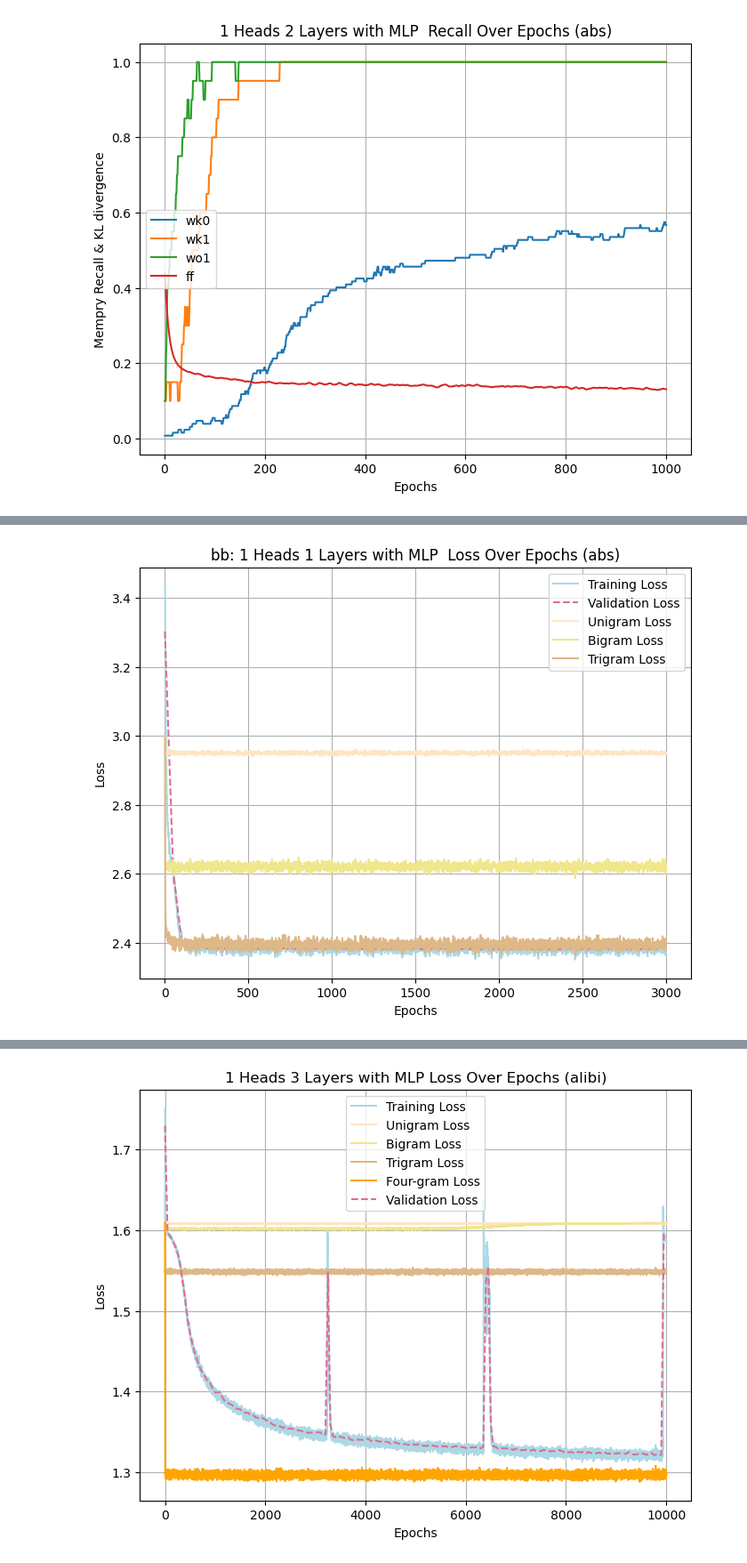
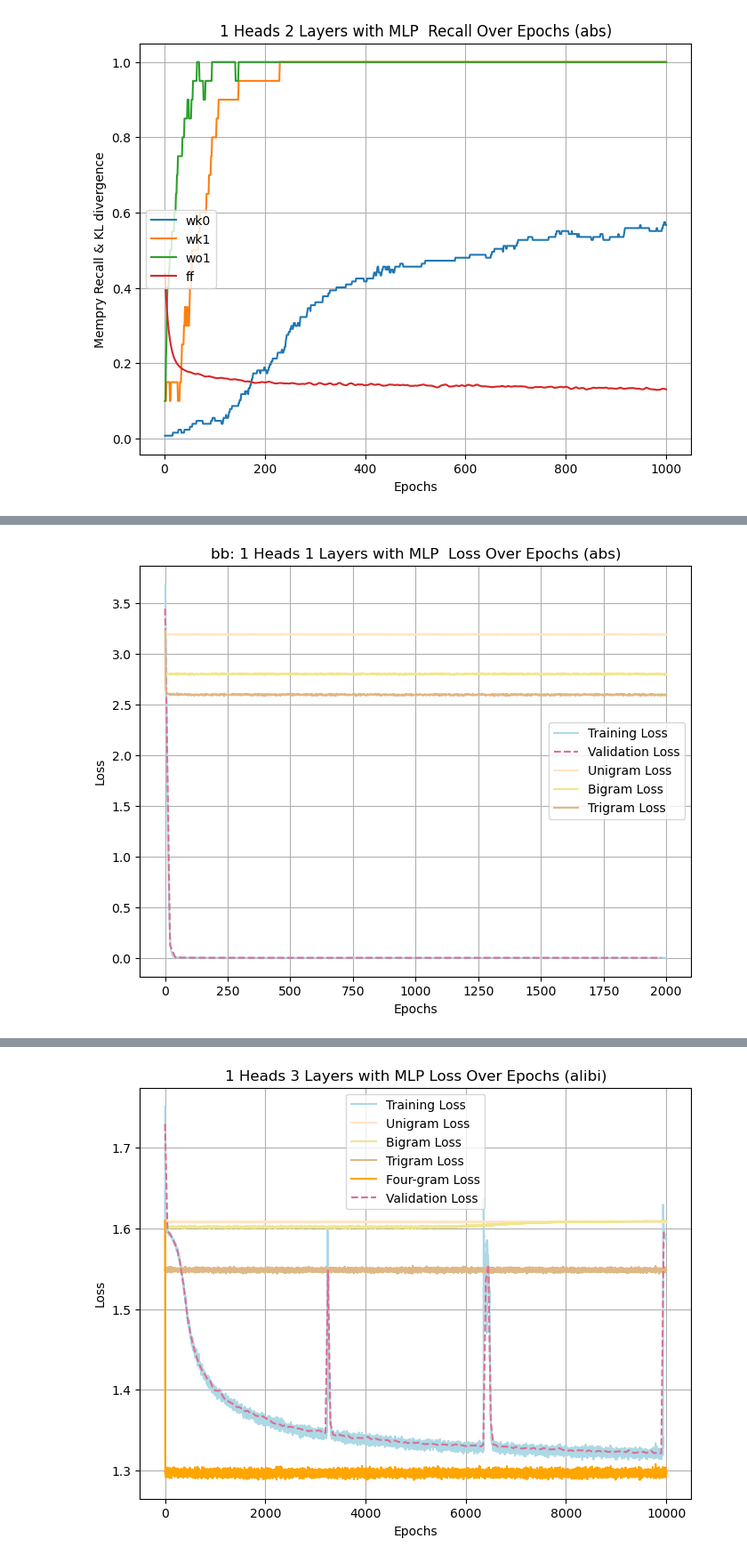
Before and after one commit to ezyhdxm/ICL, a Jupyter notebook: markov_attn.ipynb, the cells around one changed output, grey strips where cells are left out. Shown at 89% size. Saved outputs shown, nothing was run; the diff lists cells and outputs as text; code cells hidden in the pictures.

```diff
--- a/markov_attn.ipynb
+++ b/markov_attn.ipynb
@@ -172,9 +172,9 @@ class Transformer(nn.Module):
             return logits, self.atten_maps
         return logits
 # %%
-SEQ_LEN = 48
-VOC_SIZE = 20
-BATCH_SIZE = 256
+SEQ_LEN = 128
+VOC_SIZE = 25
+BATCH_SIZE = 512
 
 config = Config(
         emb_dim=128,
@@ -184,27 +184,24 @@ config = Config(
         vocab_size=VOC_SIZE,
         batch_size=BATCH_SIZE,
         test_size=2048,
-        num_epochs=3000,
-        eval_iter=50,
+        num_epochs=2000,
+        eval_iter=20,
         pos_enc='abs',
         get_attn=50,
         mlp=(True,),
-        activation=(False,),
+        activation=(True,),
         ff_dim=128,
         layer_norm=False,
         max_gram=3,
     )
 
-sampler_config = BiettiSamplerConfig(seq_len=SEQ_LEN,
+sampler_config = BBSamplerConfig(seq_len=SEQ_LEN,
                                      vocab_size=VOC_SIZE,
-                                     batch_size=BATCH_SIZE)
+                                     batch_size=BATCH_SIZE,
+                                     show_mask=True)
 
 model = Transformer(config)
 model = model.to(config.device)
 
-if config.ngram:
-    ngramLearnerDict = {i:ngramLearner(config.vocab_size, i) for i in range(config.max_gram)}
-    ngramLosses = defaultdict(list)
-
 config.device
 # %% [output]
@@ -298,5 +321,5 @@ def train(model, config, sampler_config, task_name):
 # %%
-train_losses, eval_losses, eval_steps, attn_maps, test_attn_maps = train(model, config, sampler_config, 'bb')
+train_results = train(model, config, sampler_config, 'bb')
 # %%
 plot_probes(probes, config)
 # %% [output]
@@ -304,4 +331,4 @@ plot_probes(probes, config)
 # %%
-get_loss_plots(config, train_losses, eval_losses, eval_steps, ngramLosses, 'bb')
+get_loss_plots(config, train_results, 'bb')
 # %% [output]
-[figure, old version]
+[figure, new version]
```
Also changed, not shown: parts of 8 cells of this notebook, 5 other files.
